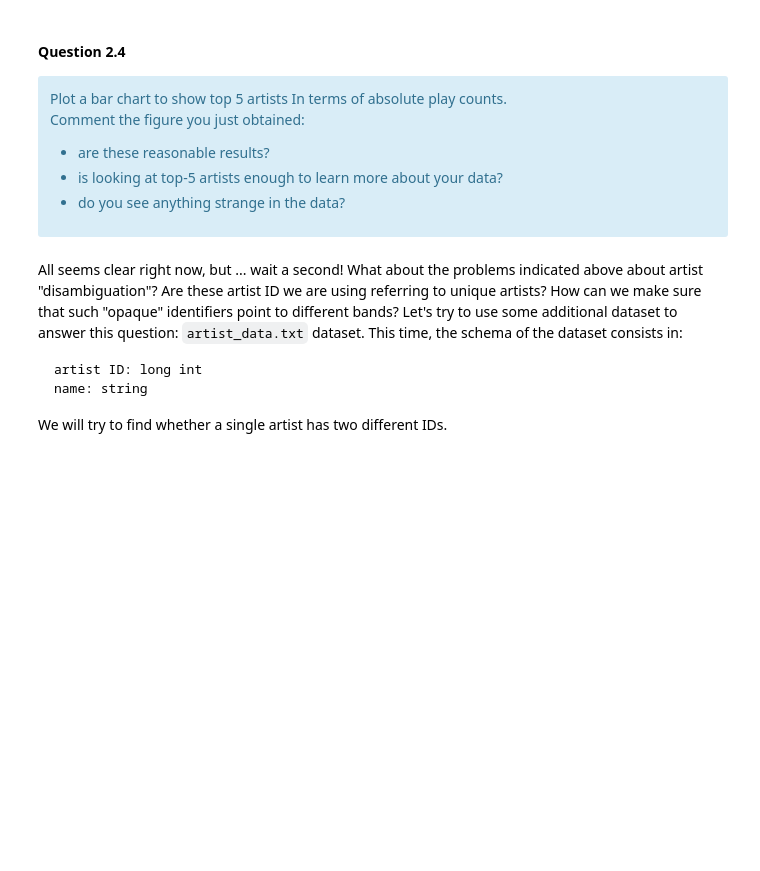
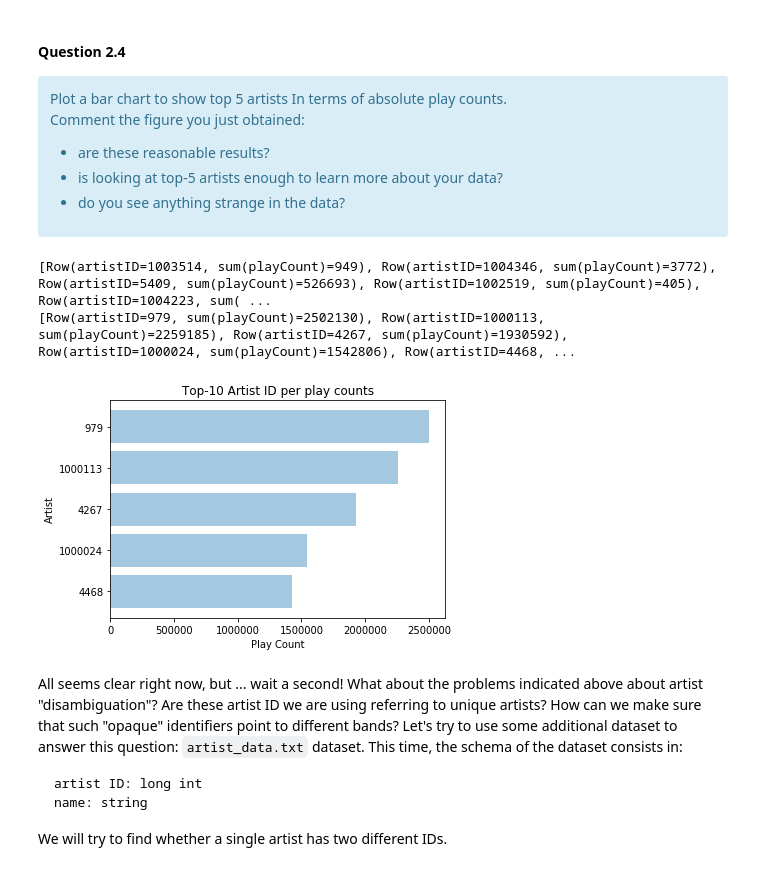
Before and after one commit to MathieuMansanarez/Algorithmic-Machine-Learning, a Jupyter notebook: Notebooks/RecSys.ipynb, the cells around one changed output. Cells and saved outputs as stored; diff of their text form; code cells hidden in the pictures; blank space fills up the shorter version.

```diff
--- a/Notebooks/RecSys.ipynb
+++ b/Notebooks/RecSys.ipynb
@@ -343,20 +342,26 @@ Comment the figure you just obtained:
 </ul>
 </div>
 # %%
-sortedArtist = sorted(artistPopularity, key = lambda x: -x[1])[:1]
+print(artistPopularity[:10])
+
+sortedArtist = sorted(artistPopularity, key = lambda x: -x[1])[0:5]
 print(sortedArtist)
 #artistPopularity : collection
 artistID = [w[0] for w in sortedArtist]
-
+#print(artistID)
 y_pos = range(len(sortedArtist))
 frequency = [w[1] for w in sortedArtist]
 
 plt.barh(y_pos, frequency[::-1], align='center', alpha=0.4)
 plt.yticks(y_pos, artistID[::-1])
 plt.xlabel('Play Count')
 plt.ylabel('Artist')
 plt.title('Top-10 Artist ID per play counts')
 plt.show()
+# %% [output]
+[Row(artistID=1003514, sum(playCount)=949), Row(artistID=1004346, sum(playCount)=3772), Row(artistID=5409, sum(playCount)=526693), Row(artistID=1002519, sum(playCount)=405), Row(artistID=1004223, sum( ...
+[Row(artistID=979, sum(playCount)=2502130), Row(artistID=1000113, sum(playCount)=2259185), Row(artistID=4267, sum(playCount)=1930592), Row(artistID=1000024, sum(playCount)=1542806), Row(artistID=4468, ...
+[figure, added]
 # %% [markdown]
 All seems clear right now, but ... wait a second! What about the problems indicated above about artist "disambiguation"? Are these artist ID we are using referring to unique artists? How can we make sure that such "opaque" identifiers point to different bands? Let's try to use some additional dataset to answer this question:  `artist_data.txt` dataset. This time, the schema of the dataset consists in:
 
```
Also changed, not shown: parts of 4 cells of this notebook.
